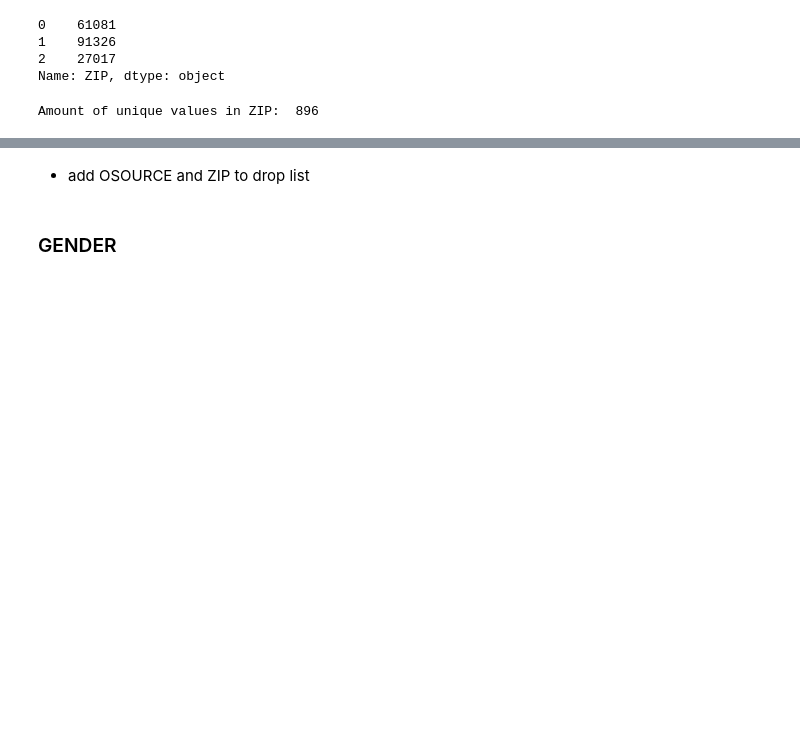
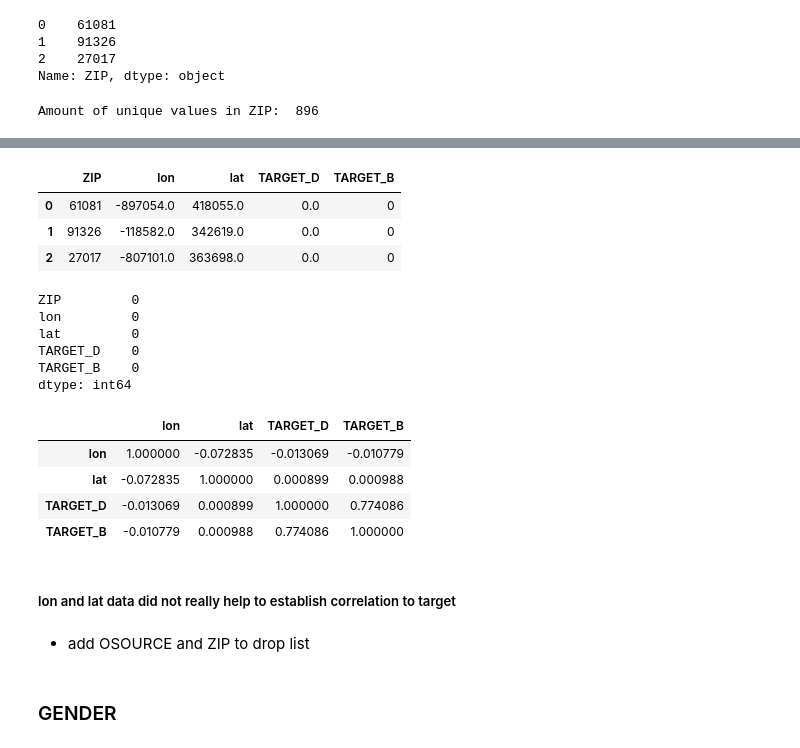
Before and after one commit to nataschaberg/donations-dataset-ml, a Jupyter notebook: donations.ipynb, the cells around one changed output, grey strips where cells are left out. Cells and saved outputs as stored; diff of their text form; code cells hidden in the pictures; blank space fills up the shorter version.

Commit message:
add feature cleaning steps

```diff
--- a/donations.ipynb
+++ b/donations.ipynb
@@ -78,3 +90,5 @@ Amount of unique values in OSOURCE:  896
 - could be used later to make sure that deographical data is included in model
 # %%
 df_geo = pd.read_excel('US_zip_lon_lat.xlsx')
+df_geo.columns = [col.replace(' ', '_') for col in df_geo.columns]
+print(df_geo.shape)
@@ -120,13 +118,18 @@ df_zip['lat'] = 0
 # %%
+# add lon and lat to translation table
 for i, row in df_zip.iterrows():
     zip_clean = row['ZIP'].replace('-', '')
-    geo_data = df_geo[df_geo['postal code'] == int(zip_clean)]
-    if len(geo_data):
-        df_zip.at[i,'lon'] = list(geo_data['longitude'])[0]
-        df_zip.at[i,'lat'] = list(geo_data['latitude'])[0]
-    else:
+    geo_data = df_geo[df_geo['postal_code'] == int(zip_clean)]
+    try:
+        df_zip.at[i,'lon'] = float(list(geo_data['longitude'])[0])
+        df_zip.at[i,'lat'] = float(list(geo_data['latitude'])[0])
+
+    except TypeError:
         df_zip.at[i,'lon'] = np.nan
         df_zip.at[i,'lat'] = np.nan
+    except IndexError:
+        df_zip.at[i,'lon'] = np.nan
+        df_zip.at[i,'lat'] = np.nan
 # %%
 df_zip.isna().sum()
 # %% [output]
@@ -136,4 +139,36 @@ lat    301
 dtype: int64
+# %%
+# add target
+df_zip['TARGET_D'] = df['TARGET_D']
+df_zip['TARGET_B'] = df['TARGET_B']
+df_zip.head(3)
+# %% [output]
+|  | ZIP | lon | lat | TARGET_D | TARGET_B |
+| 0 | 61081 | -897054.0 | 418055.0 | 0.0 | 0 |
+| 1 | 91326 | -118582.0 | 342619.0 | 0.0 | 0 |
+| 2 | 27017 | -807101.0 | 363698.0 | 0.0 | 0 |
+# %%
+# drop nans
+df_zip.dropna(inplace=True);
+# %%
+df_zip.isna().sum()
+# %% [output]
+ZIP         0
+lon         0
+lat         0
+TARGET_D    0
+TARGET_B    0
+dtype: int64
+# %%
+df_zip.corr()
+# %% [output]
+|  | lon | lat | TARGET_D | TARGET_B |
+| lon | 1.000000 | -0.072835 | -0.013069 | -0.010779 |
+| lat | -0.072835 | 1.000000 | 0.000899 | 0.000988 |
+| TARGET_D | -0.013069 | 0.000899 | 1.000000 | 0.774086 |
+| TARGET_B | -0.010779 | 0.000988 | 0.774086 | 1.000000 |
+# %% [markdown]
+##### lon and lat data did not really help to establish correlation to target
 # %% [markdown]
 - add OSOURCE and ZIP to drop list
 # %%
```
Also changed, not shown: parts of 43 cells of this notebook.
